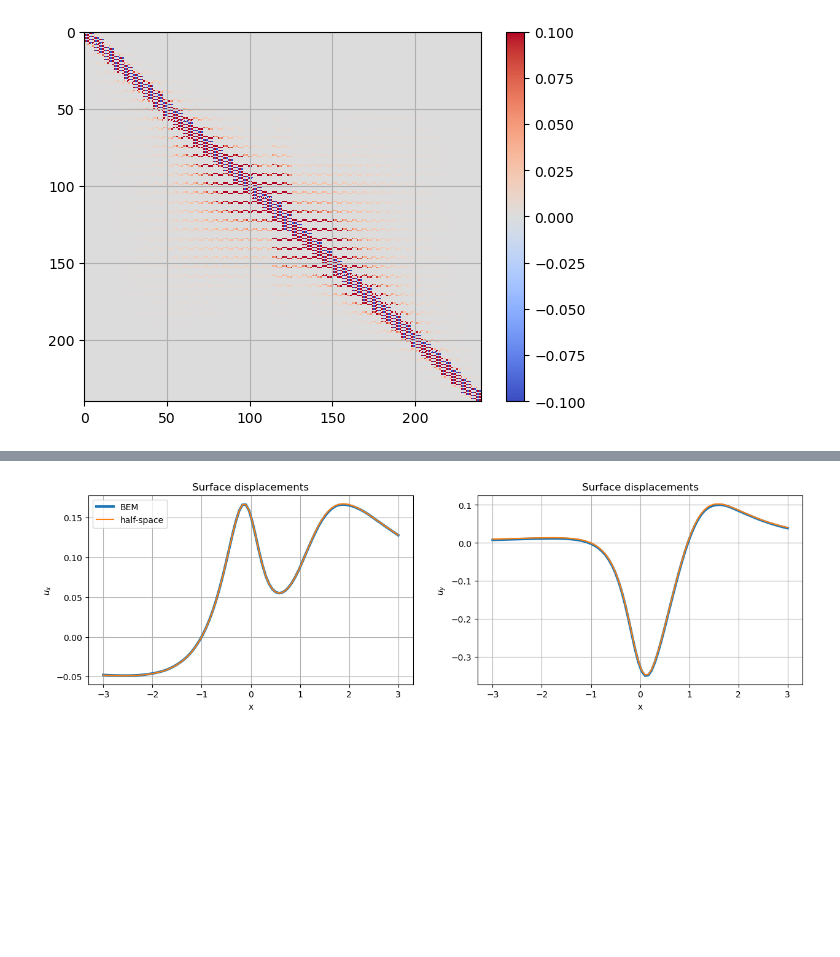
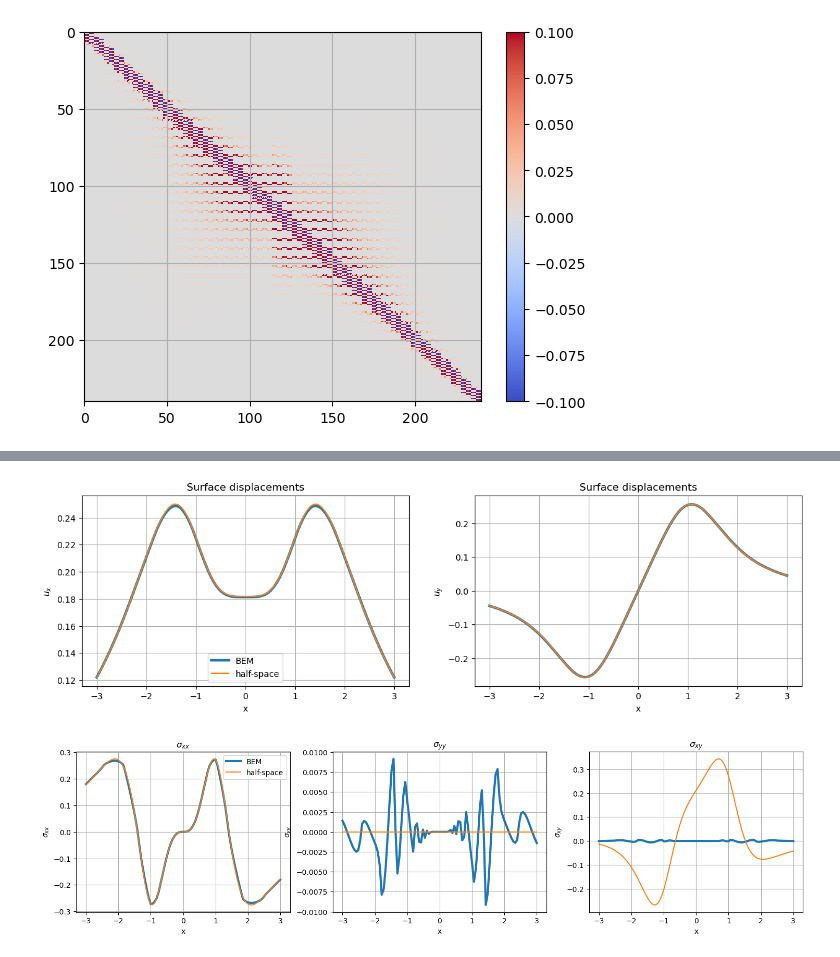
Before and after one commit to mallickrishg/bemcs, a Jupyter notebook: examples/examples_2_freesurface.ipynb, the cells around one changed output, grey strips where cells are left out. Saved outputs shown, nothing was run; the diff lists cells and outputs as text; code cells hidden in the pictures; blank space fills up the shorter version.

```diff
--- a/examples/examples_2_freesurface.ipynb
+++ b/examples/examples_2_freesurface.ipynb
@@ -79,9 +79,9 @@ for i in range(n_elements):
 # create a source (use constant slip)
 element = {}
 source = []
-element["x1"] = -0.0
+element["x1"] = -1.0
 element["x2"] = 1.0
-element["y1"] = -0.5
+element["y1"] = -1.0
 element["y2"] = -1.0
 source.append(element.copy())
 source = bemcs.standardize_elements(source)
@@ -187,7 +187,7 @@ for i in range(len(elements)):
 # %% [output]
 [figure]
 # %%
-n_obs = 90
+n_obs = 100
 width = 3
 x_plot = np.linspace(-width, width, n_obs)
 y_plot = np.linspace(-width, 0, n_obs)
@@ -342,24 +375,50 @@ plt.show()
 # %%
 # compare surface displacements
 # index = np.where((y_plot>-0.02) & (y_plot<0.1))
 index = np.where(y_plot==0.)
 
 plt.figure(figsize=(15,4))
 plt.subplot(1,2,1)
 plt.plot(x_plot[index],ux[index],label='BEM',linewidth=3)
 plt.plot(x_plot[index],ux_hs[index],label='half-space')
 plt.xlabel('x')
 plt.ylabel('$u_x$')
 plt.legend()
 plt.grid()
 plt.title('Surface displacements')
 plt.subplot(1,2,2)
 plt.plot(x_plot[index],uy[index],linewidth=3)
 plt.plot(x_plot[index],uy_hs[index])
 plt.xlabel('x')
 plt.ylabel('$u_y$')
 plt.grid()
 plt.title('Surface displacements')
 plt.show()
+
+plt.figure(figsize=(18,4))
+plt.subplot(1,3,1)
+plt.plot(x_plot[index],sxx[index],label='BEM',linewidth=3)
+plt.plot(x_plot[index],sxx_hs[index],label='half-space')
+plt.xlabel('x')
+plt.ylabel('$\sigma_{xx}$')
+plt.legend()
+plt.grid()
+plt.title('$\sigma_{xx}$')
+plt.subplot(1,3,2)
+plt.plot(x_plot[index],syy[index],linewidth=3)
+plt.plot(x_plot[index],syy_hs[index])
+plt.xlabel('x')
+plt.ylabel('$\sigma_{yy}$')
+plt.grid()
+plt.title('$\sigma_{yy}$')
+plt.subplot(1,3,3)
+plt.plot(x_plot[index],sxy[index],linewidth=3)
+plt.plot(x_plot[index],sxy_hs[index])
+plt.xlabel('x')
+plt.ylabel('$\sigma_{xy}$')
+plt.grid()
+plt.title('$\sigma_{xy}$')
+plt.show()
 # %% [output]
-[figure, old version]
+[figure, new version]
+[figure, added]
```
Also changed, not shown: parts of 4 cells of this notebook, 1 other file.
